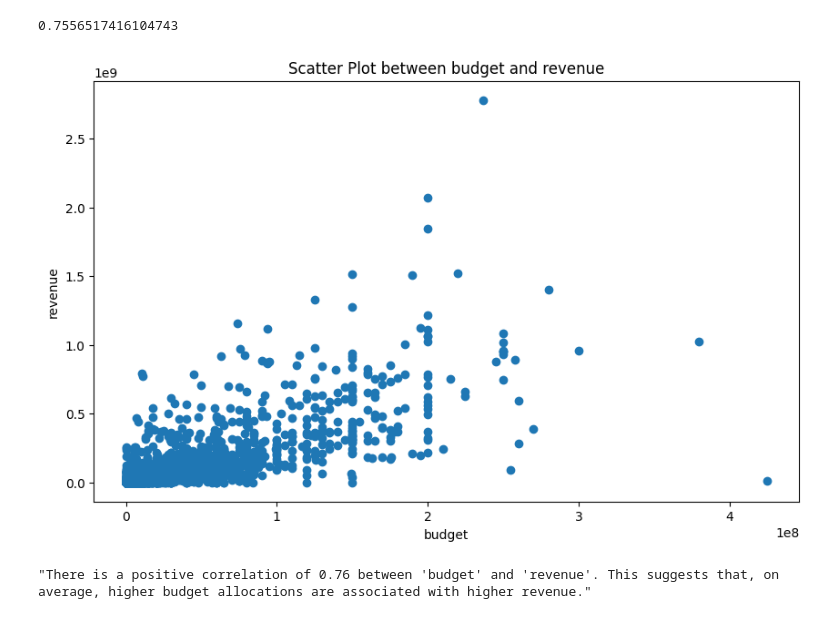
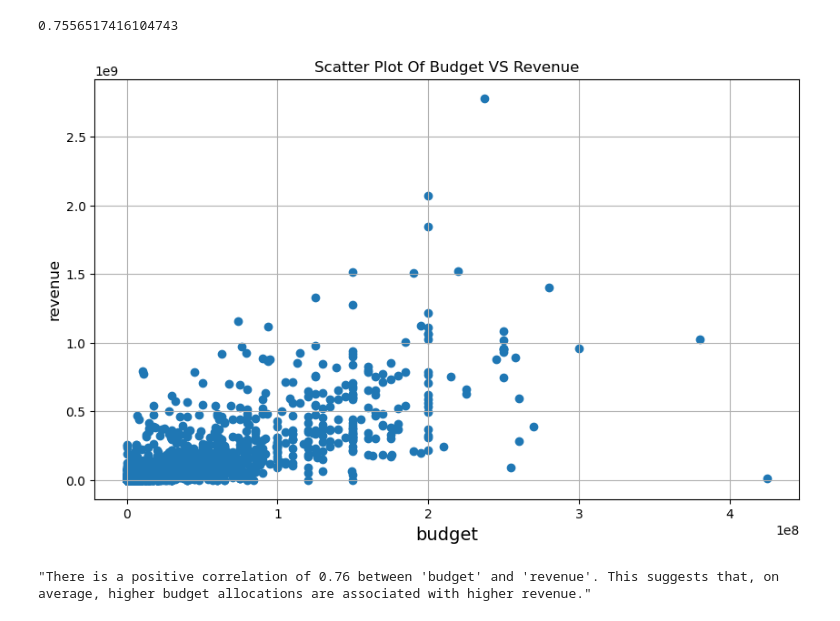
Before and after one commit to masiod/TMDb_movie_data, a Jupyter notebook: TMDB Final Project investigate dataset.ipynb, the cells around one changed output. Drawn from its saved outputs; the diff is of its cells as text; code cells hidden in the pictures.

```diff
--- a/TMDB Final Project investigate dataset.ipynb
+++ b/TMDB Final Project investigate dataset.ipynb
@@ -140,16 +152,21 @@ correlation_matrix=df['budget'].corr(df['revenue'])
 correlation_matrix
 # %% [output]
 0.7556517416104743
+# %%
+#function to visualize out data without repeating our Codes
+def scatter_chart(column_one,column_two,title):
+    plt.figure(figsize=(10,6))
+    plt.scatter(df[column_one],df[column_two])
+    plt.xlabel(column_one , fontsize=14)
+    plt.ylabel(column_two,fontsize=12)
+    plt.title(title,fontsize=12)
+    plt.grid(True)
+    plt.show()
 # %%
-#visualize the relationship between budget and revenue
-plt.figure(figsize=(10,6))
-plt.scatter(df['budget'],df['revenue'])
-plt.xlabel('budget')
-plt.ylabel('revenue')
-plt.title('Scatter Plot between budget and revenue')
-plt.show()
+#visualize the relationship between budget and revenue by our func scatter_chart we will recall it
+scatter_chart('budget','revenue','Scatter Plot Of Budget VS Revenue')
 # %% [output]
-[figure, old version]
+[figure, new version]
 # %%
 
 
```
Also changed, not shown: parts of 15 cells of this notebook, 1 other file.
